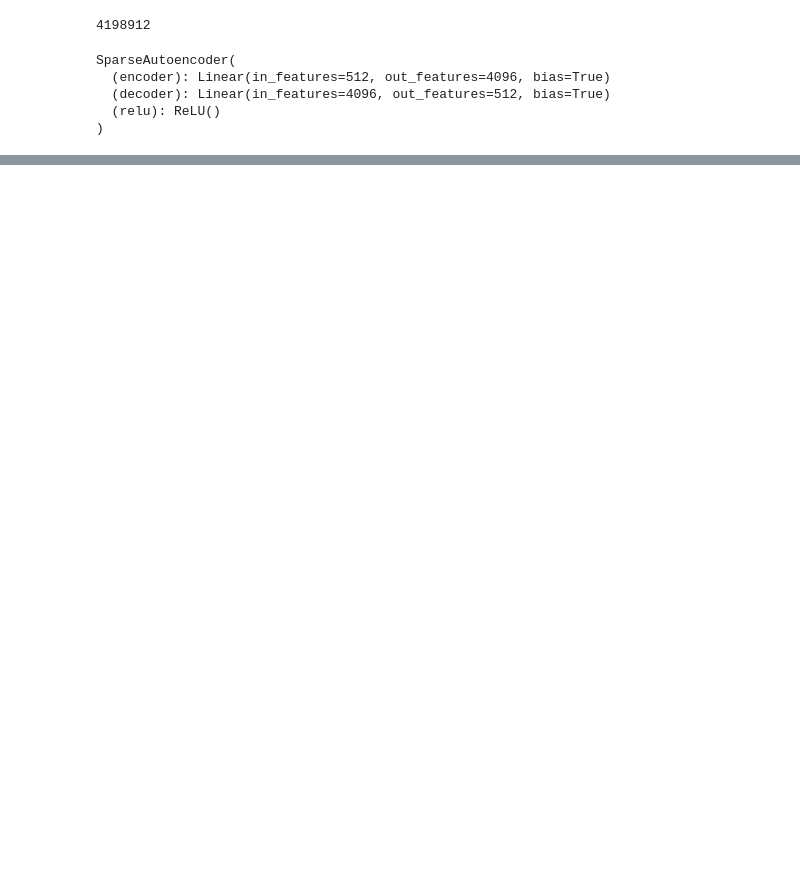
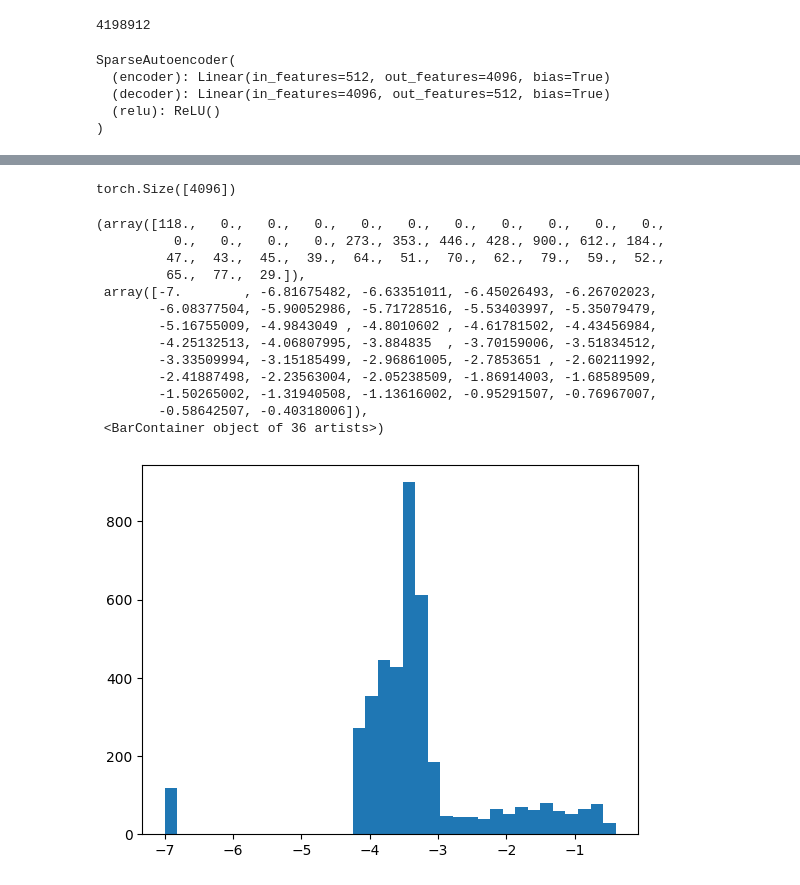
Before and after one commit to jnward/monosemanticity-repro, a Jupyter notebook: transformer.ipynb, the cells around one changed output, grey strips where cells are left out. Saved outputs shown, nothing was run; the diff lists cells and outputs as text; code cells hidden in the pictures; blank space fills up the shorter version.

```diff
--- a/transformer.ipynb
+++ b/transformer.ipynb
@@ -186,8 +186,7 @@ class Block(nn.Module):
 
     def forward_embedding(self, x):
         x = x + self.attn(self.ln1(x))
-        x = x + self.mlp(self.ln2(x))
-        # x = self.mlp.forward_embedding(self.ln2(x))
+        x = self.mlp.forward_embedding(self.ln2(x))
         return x
 # %%
 import torch.nn as nn
@@ -426,0 +455,15 @@ class SparseAutoencoder(nn.Module):
+# %%
+import numpy as np
+
+batch_size = 128
+
+def iterate_embeddings(batch_size):
+    with h5py.File(hdf5_path, 'r') as hdf5_file:
+        while True:
+            dataset = hdf5_file['tensors']
+            dataset_size = dataset.shape[0]
+            random_indices = torch.randint(dataset_size, size=(batch_size,))
+            random_samples = torch.tensor(np.array([dataset[idx] for idx in random_indices]))
+            yield random_samples
+
+embedding_iterator = iterate_embeddings(batch_size)
@@ -469,0 +527,36 @@ tensor(1.0229, device='mps:0', grad_fn=<AddBackward0>)
+# %%
+batch_size = 512
+embedding_iterator = iterate_embeddings(batch_size)
+
+def feature_density_histogram(num_samples=16384):
+    all_outputs = []
+    for i in tqdm(range(num_samples // batch_size)):
+        batch = next(embedding_iterator).to(device)
+        outputs = autoencoder.encode(batch)  # (128, 4096)
+        all_outputs.append(outputs)
+    output_stack = torch.concat(all_outputs)
+    return output_stack
+
+output_stack = feature_density_histogram(16384)
+# %%
+B, C = output_stack.shape
+activation_densities = (output_stack > 1e-4).to(torch.float32).mean(dim=0) + 1e-7
+activation_densities = activation_densities.log10()
+print(activation_densities.shape)
+plt.hist(activation_densities.cpu(), bins=36)
+# %% [output]
+torch.Size([4096])
+(array([118.,   0.,   0.,   0.,   0.,   0.,   0.,   0.,   0.,   0.,   0.,
+          0.,   0.,   0.,   0., 273., 353., 446., 428., 900., 612., 184.,
+         47.,  43.,  45.,  39.,  64.,  51.,  70.,  62.,  79.,  59.,  52.,
+         65.,  77.,  29.]),
+ array([-7.        , -6.81675482, -6.63351011, -6.45026493, -6.26702023,
+        -6.08377504, -5.90052986, -5.71728516, -5.53403997, -5.35079479,
+        -5.16755009, -4.9843049 , -4.8010602 , -4.61781502, -4.43456984,
+        -4.25132513, -4.06807995, -3.884835  , -3.70159006, -3.51834512,
+        -3.33509994, -3.15185499, -2.96861005, -2.7853651 , -2.60211992,
+        -2.41887498, -2.23563004, -2.05238509, -1.86914003, -1.68589509,
+        -1.50265002, -1.31940508, -1.13616002, -0.95291507, -0.76967007,
+        -0.58642507, -0.40318006]),
+ <BarContainer object of 36 artists>)
+[figure, added]
```
Also changed, not shown: parts of 24 cells of this notebook.
